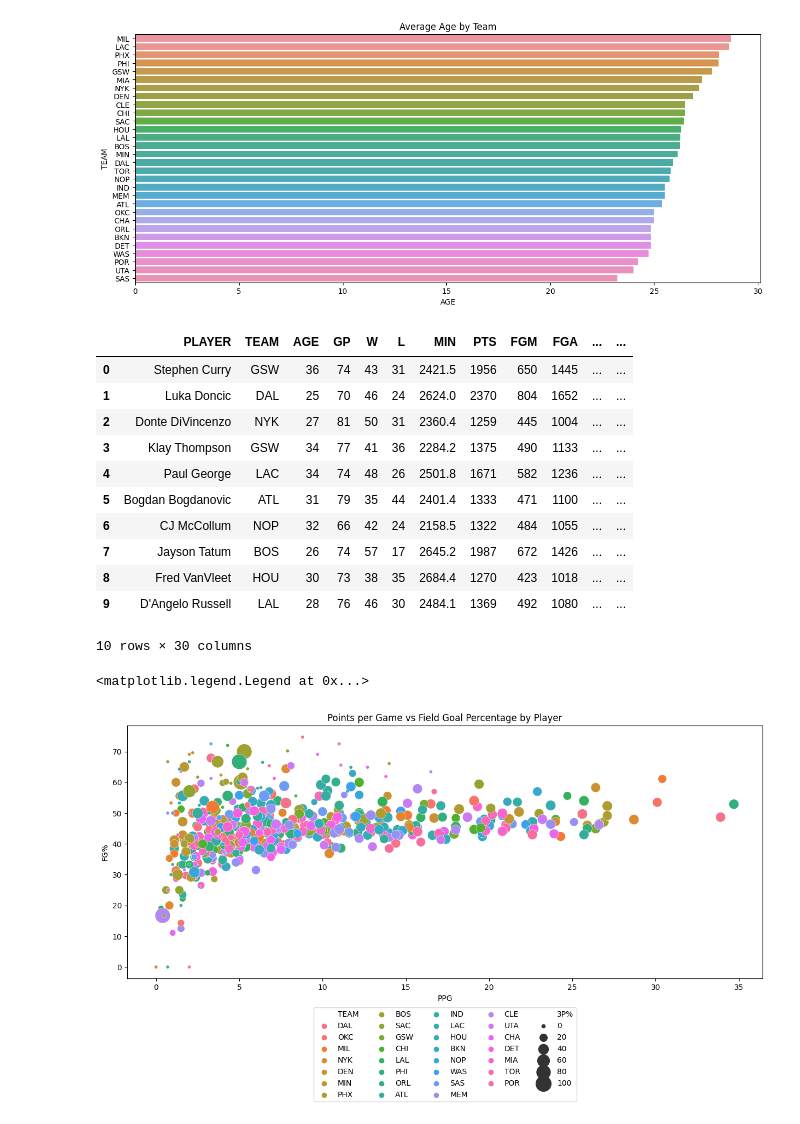
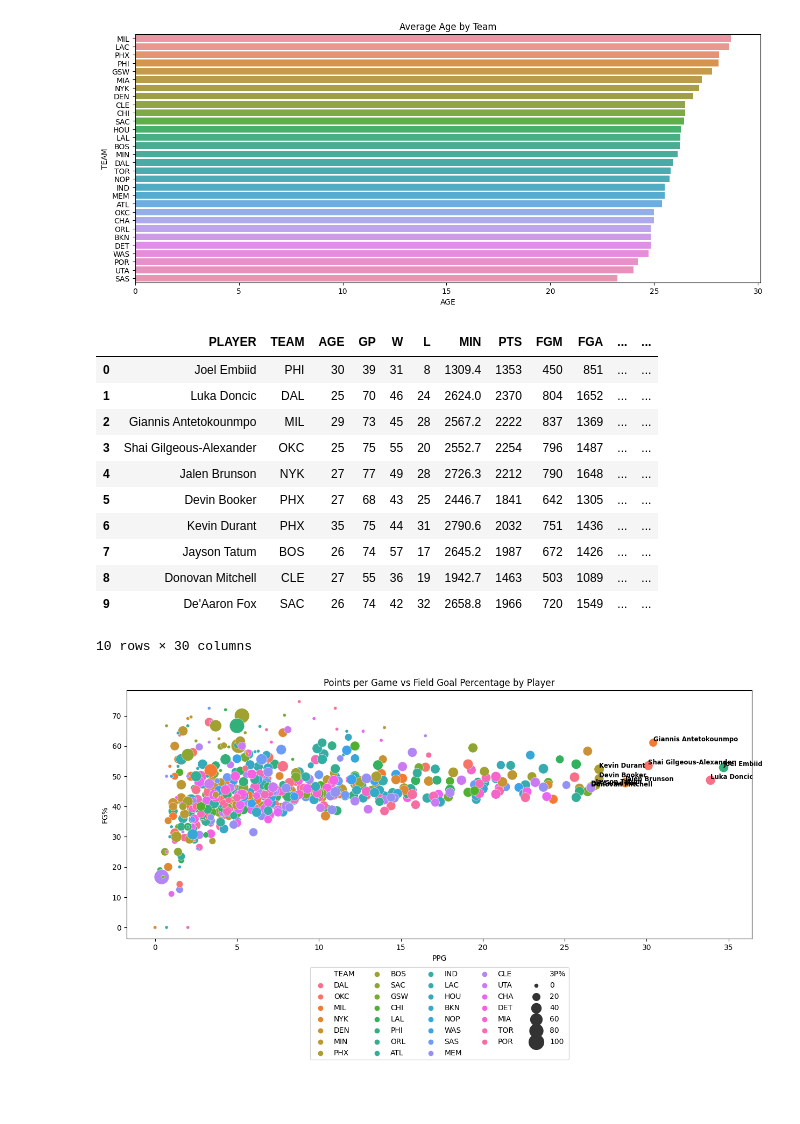
Before and after one commit to ddatnguyen97/NBA-Players-Data-Crawling-and-Analysis, a Jupyter notebook: NBA Players Analysis.ipynb, the cells around one changed output. Cells and saved outputs as stored; diff of their text form; code cells hidden in the pictures; blank space fills up the shorter version.

```diff
--- a/NBA Players Analysis.ipynb
+++ b/NBA Players Analysis.ipynb
@@ -584,24 +548,32 @@ Text(0.5, 1.0, 'Average Age by Team')
 # %%
-top_10_3pms = data.sort_values('3PM', ascending=False, ignore_index=True).head(10)
-top_10_3pms
+top_10_3ppg = data.sort_values('PPG', ascending=False, ignore_index=True).head(10)
+top_10_3ppg
 # %% [output]
 |  | PLAYER | TEAM | AGE | GP | W | L | MIN | PTS | FGM | FGA | ... | ... |
-| 0 | Stephen Curry | GSW | 36 | 74 | 43 | 31 | 2421.5 | 1956 | 650 | 1445 | ... | ... |
+| 0 | Joel Embiid | PHI | 30 | 39 | 31 | 8 | 1309.4 | 1353 | 450 | 851 | ... | ... |
 | 1 | Luka Doncic | DAL | 25 | 70 | 46 | 24 | 2624.0 | 2370 | 804 | 1652 | ... | ... |
-| 2 | Donte DiVincenzo | NYK | 27 | 81 | 50 | 31 | 2360.4 | 1259 | 445 | 1004 | ... | ... |
-| 3 | Klay Thompson | GSW | 34 | 77 | 41 | 36 | 2284.2 | 1375 | 490 | 1133 | ... | ... |
-| 4 | Paul George | LAC | 34 | 74 | 48 | 26 | 2501.8 | 1671 | 582 | 1236 | ... | ... |
-| 5 | Bogdan Bogdanovic | ATL | 31 | 79 | 35 | 44 | 2401.4 | 1333 | 471 | 1100 | ... | ... |
-| 6 | CJ McCollum | NOP | 32 | 66 | 42 | 24 | 2158.5 | 1322 | 484 | 1055 | ... | ... |
+| 2 | Giannis Antetokounmpo | MIL | 29 | 73 | 45 | 28 | 2567.2 | 2222 | 837 | 1369 | ... | ... |
+| 3 | Shai Gilgeous-Alexander | OKC | 25 | 75 | 55 | 20 | 2552.7 | 2254 | 796 | 1487 | ... | ... |
+| 4 | Jalen Brunson | NYK | 27 | 77 | 49 | 28 | 2726.3 | 2212 | 790 | 1648 | ... | ... |
+| 5 | Devin Booker | PHX | 27 | 68 | 43 | 25 | 2446.7 | 1841 | 642 | 1305 | ... | ... |
+| 6 | Kevin Durant | PHX | 35 | 75 | 44 | 31 | 2790.6 | 2032 | 751 | 1436 | ... | ... |
 | 7 | Jayson Tatum | BOS | 26 | 74 | 57 | 17 | 2645.2 | 1987 | 672 | 1426 | ... | ... |
-| 8 | Fred VanVleet | HOU | 30 | 73 | 38 | 35 | 2684.4 | 1270 | 423 | 1018 | ... | ... |
-| 9 | D'Angelo Russell | LAL | 28 | 76 | 46 | 30 | 2484.1 | 1369 | 492 | 1080 | ... | ... |
+| 8 | Donovan Mitchell | CLE | 27 | 55 | 36 | 19 | 1942.7 | 1463 | 503 | 1089 | ... | ... |
+| 9 | De'Aaron Fox | SAC | 26 | 74 | 42 | 32 | 2658.8 | 1966 | 720 | 1549 | ... | ... |
 10 rows × 30 columns
 # %%
 figure = plt.figure(figsize=(15, 6))
 sns.scatterplot(x='PPG', y='FG%', data=data, size="3P%", hue="TEAM", sizes=(20, 400))
 plt.title('Points per Game vs Field Goal Percentage by Player')
 plt.legend(loc='upper center', bbox_to_anchor=(0.5, -0.1), ncol=5)
+
+for line in range(0, top_10_3ppg.shape[0]):
+    plt.text(top_10_3ppg['PPG'].iloc[line],
+             top_10_3ppg['FG%'].iloc[line],
+             top_10_3ppg['PLAYER'].iloc[line],
+             verticalalignment= 'bottom',
+             horizontalalignment= 'left',
+             size='small', color='black',
+             weight='semibold')
 # %% [output]
-<matplotlib.legend.Legend at 0x...>
-[figure, old version]
+[figure, new version]
```
Also changed, not shown: parts of 9 cells of this notebook.
